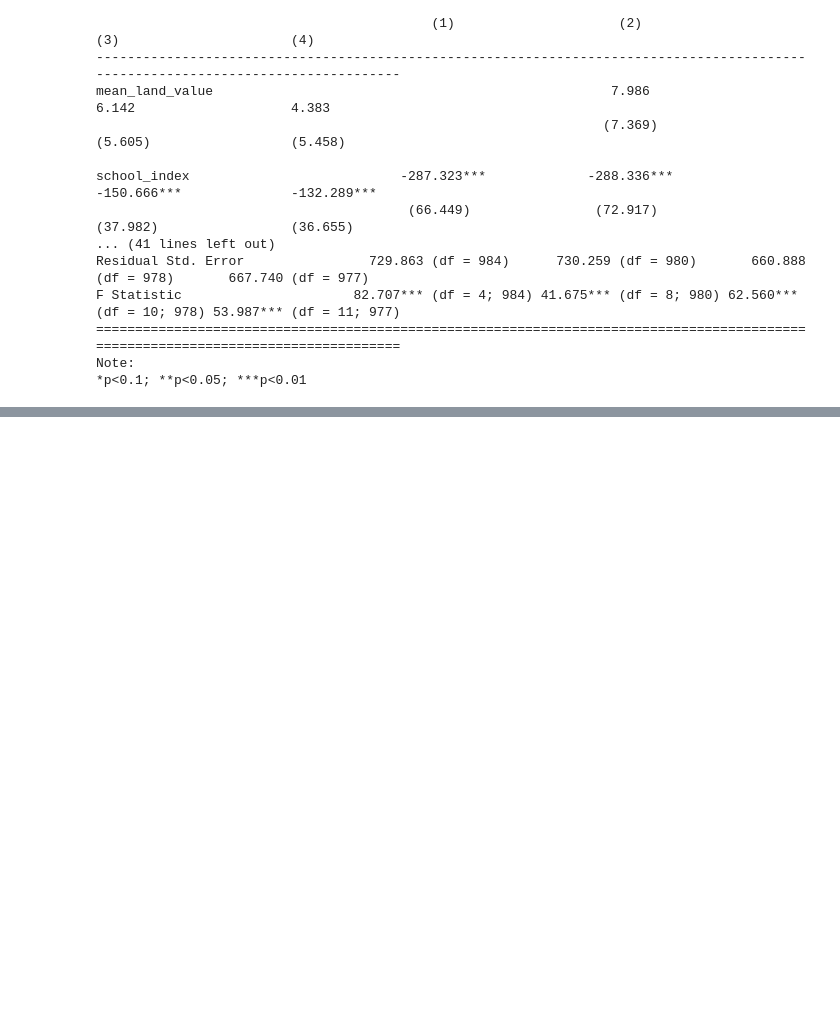
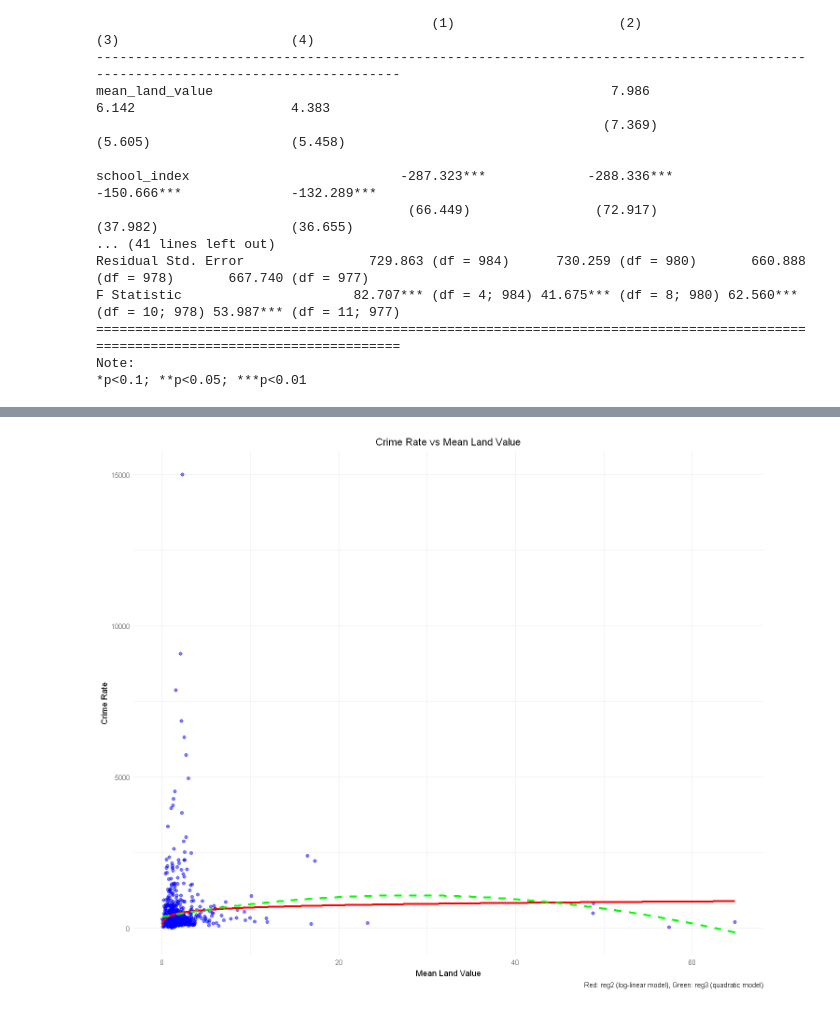
Before and after one commit to Irene-Berezin/econ326, a Jupyter notebook: project_regression.ipynb, the cells around one changed output, grey strips where cells are left out. Drawn from its saved outputs; the diff is of its cells as text; code cells hidden in the pictures; blank space fills up the shorter version.

Commit message:
Add log-log models

```diff
--- a/project_regression.ipynb
+++ b/project_regression.ipynb
@@ -632,3 +691,12 @@ Residual Std. Error                729.863 (df = 984)      730.259 (df = 980)
 F Statistic                      82.707*** (df = 4; 984) 41.675*** (df = 8; 980) 62.560*** (df = 10; 978) 53.987*** (df = 11; 977)
 ==================================================================================================================================
 Note:                                                                                                  *p<0.1; **p<0.05; ***p<0.01
+# %%
+reg2 <- lm(crime_rate ~ log(mean_land_value), data = census_index_crime)
+reg3 <- lm(crime_rate ~ mean_land_value + I(mean_land_value^2), data = census_index_crime)
+
+se2 <- sqrt(diag(vcovHC(reg2, type = "HC1")))
+se3 <- sqrt(diag(vcovHC(reg3, type = "HC1")))
+
+stargazer(reg2, reg3, se = list(se2, se3),
+column.labels = c("log","squared"),  type = "text", dep.var.labels = c("Crime Rate"))
@@ -634,0 +721,30 @@ Note:
+# %%
+# Create a new data frame for predictions
+census_index_crime$pred_reg2 <- predict(reg2)  # Predictions from reg2
+census_index_crime$pred_reg3 <- predict(reg3)  # Predictions from reg3
+
+# Generate a sequence of `mean_land_value` for smoother curves
+land_value_seq <- seq(min(census_index_crime$mean_land_value), max(census_index_crime$mean_land_value), length.out = 500)
+
+# Predictions for smoother visualization
+smooth_data <- data.frame(
+  mean_land_value = land_value_seq,
+  pred_reg2 = predict(reg2, newdata = data.frame(mean_land_value = land_value_seq)),
+  pred_reg3 = predict(reg3, newdata = data.frame(mean_land_value = land_value_seq))
+)
+
+# Plot observed data and regression lines
+ggplot(census_index_crime, aes(x = mean_land_value, y = crime_rate)) +
+  geom_point(alpha = 0.5, color = "blue", size = 2) + # Data points
+  geom_line(data = smooth_data, aes(x = mean_land_value, y = pred_reg2), color = "red", size = 1.2) + # reg2 line
+  geom_line(data = smooth_data, aes(x = mean_land_value, y = pred_reg3), color = "green", size = 1.2, linetype = "dashed") + # reg3 line
+  labs(
+    title = "Crime Rate vs Mean Land Value",
+    x = "Mean Land Value",
+    y = "Crime Rate",
+    caption = "Red: reg2 (log-linear model), Green: reg3 (quadratic model)"
+  ) +
+  theme_minimal() +
+  theme(plot.title = element_text(hjust = 0.5))
+# %% [output]
+[figure, added]
```
Also changed, not shown: parts of 17 cells of this notebook.
